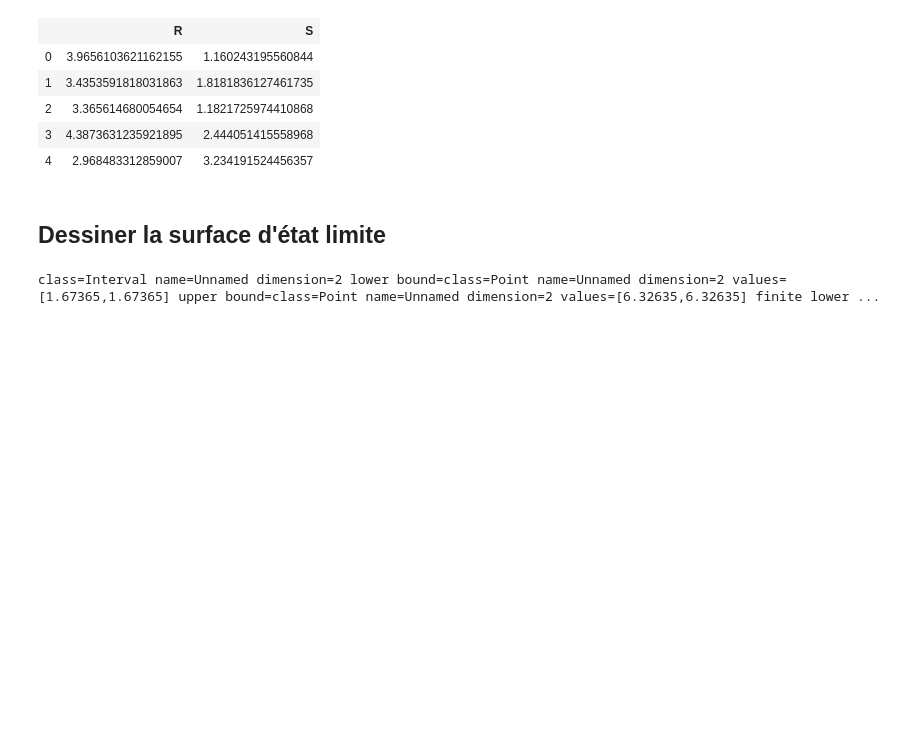
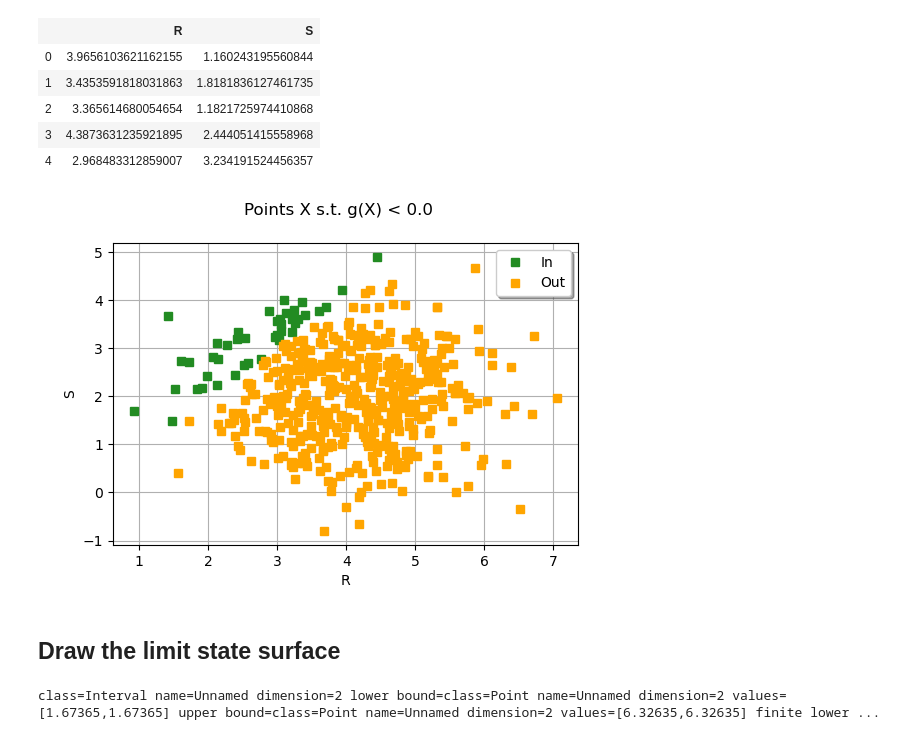
Before and after one commit to openturns/otbenchmark, a Jupyter notebook: examples/Cas-R-S.ipynb, the cells around one changed output. Drawn from its saved outputs; the diff is of its cells as text; code cells hidden in the pictures; blank space fills up the shorter version.

```diff
--- a/examples/Cas-R-S.ipynb
+++ b/examples/Cas-R-S.ipynb
@@ -90,8 +90,11 @@ sampleOutput = g(sampleInput)
 drawEvent = otb.DrawEvent(event)
 # %%
 cloud = drawEvent.drawSample(sampleInput, sampleOutput)
+cloud
+# %% [output]
+[figure, added]
-# %% [markdown]
-## Dessiner la surface d'état limite
+# %% [markdown]
+## Draw the limit state surface
 # %%
 bounds = ot.Interval(lowerBound, upperBound)
 bounds
```
Also changed, not shown: parts of 6 cells of this notebook, 2 other files.
